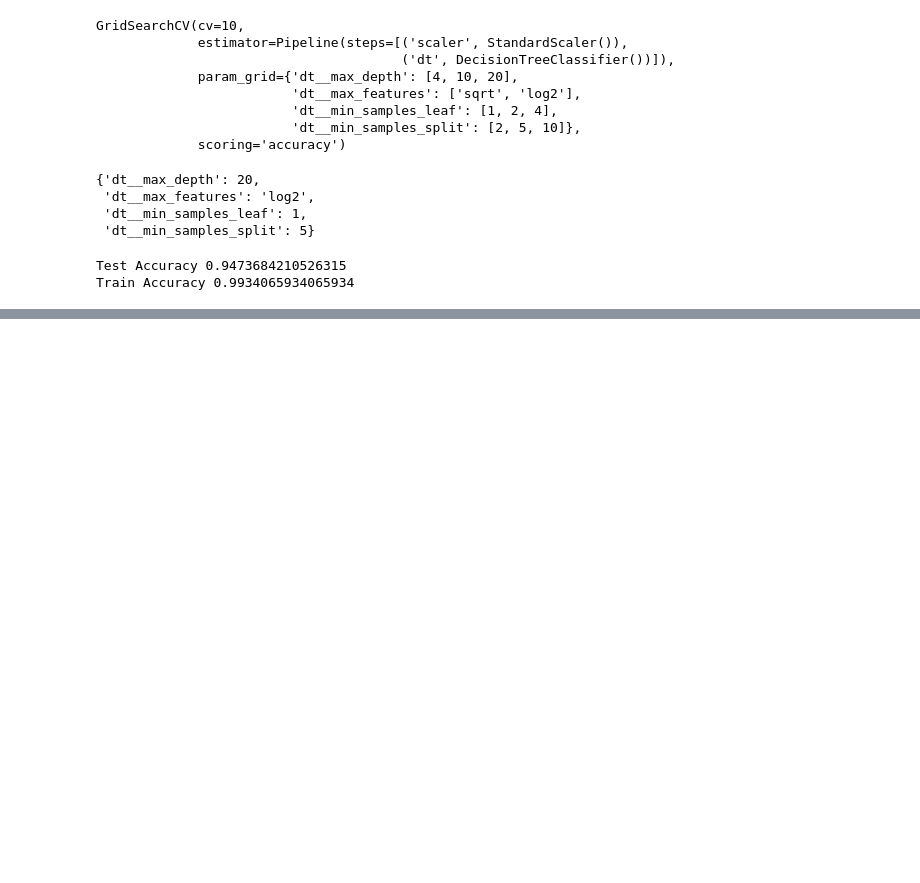
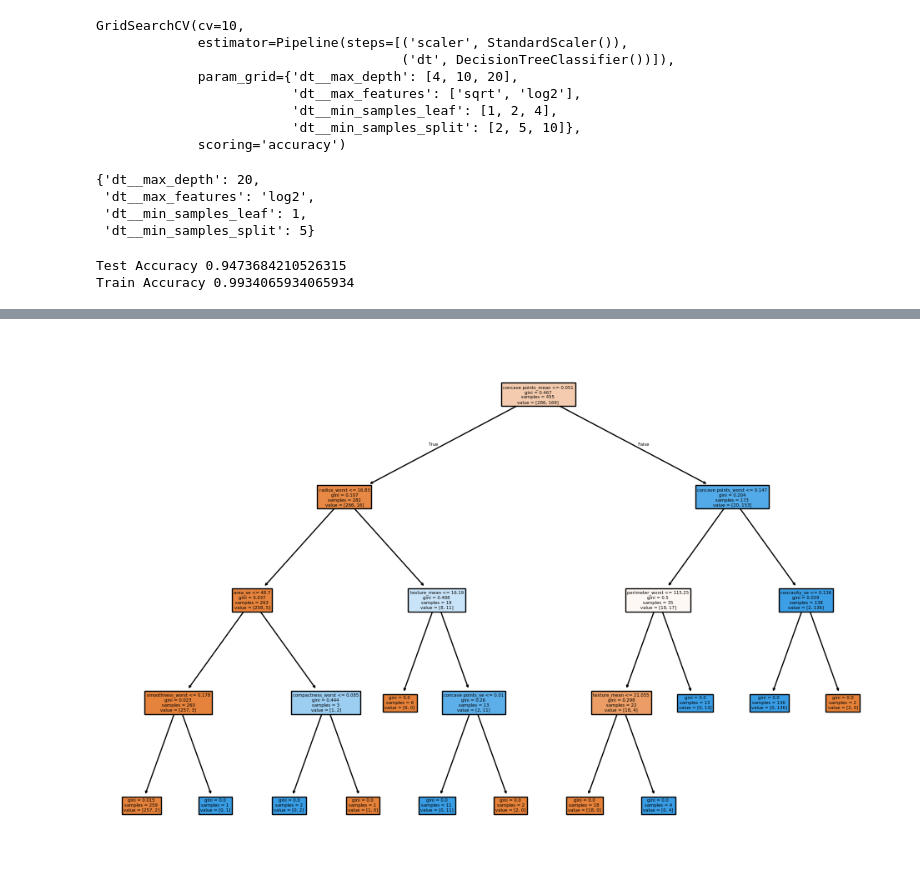
Before and after one commit to vijaykumarharakuni/mllearning, a Jupyter notebook: CancerPrediction_DecisionTree.ipynb, the cells around one changed output, grey strips where cells are left out. Drawn from its saved outputs; the diff is of its cells as text; code cells hidden in the pictures; blank space fills up the shorter version.

```diff
--- a/CancerPrediction_DecisionTree.ipynb
+++ b/CancerPrediction_DecisionTree.ipynb
@@ -213,3 +213,6 @@ print('Train Accuracy',accuracy_score(y_train,y_pred_train))
 # %% [output]
 Test Accuracy 0.9473684210526315
 Train Accuracy 0.9934065934065934
+# %%
+clf=DecisionTreeClassifier(max_depth=4)
+clf.fit(X_train,y_train)
@@ -215,0 +263,9 @@ Train Accuracy 0.9934065934065934
+# %%
+# plot the decision tree
+from sklearn.tree import plot_tree
+plt.figure(figsize=(12,8))
+plot_tree(clf,filled=True,feature_names=clf.feature_names_in_,
+         )
+plt.show()
+# %% [output]
+[figure, added]
```
Also changed, not shown: parts of 4 cells of this notebook.
